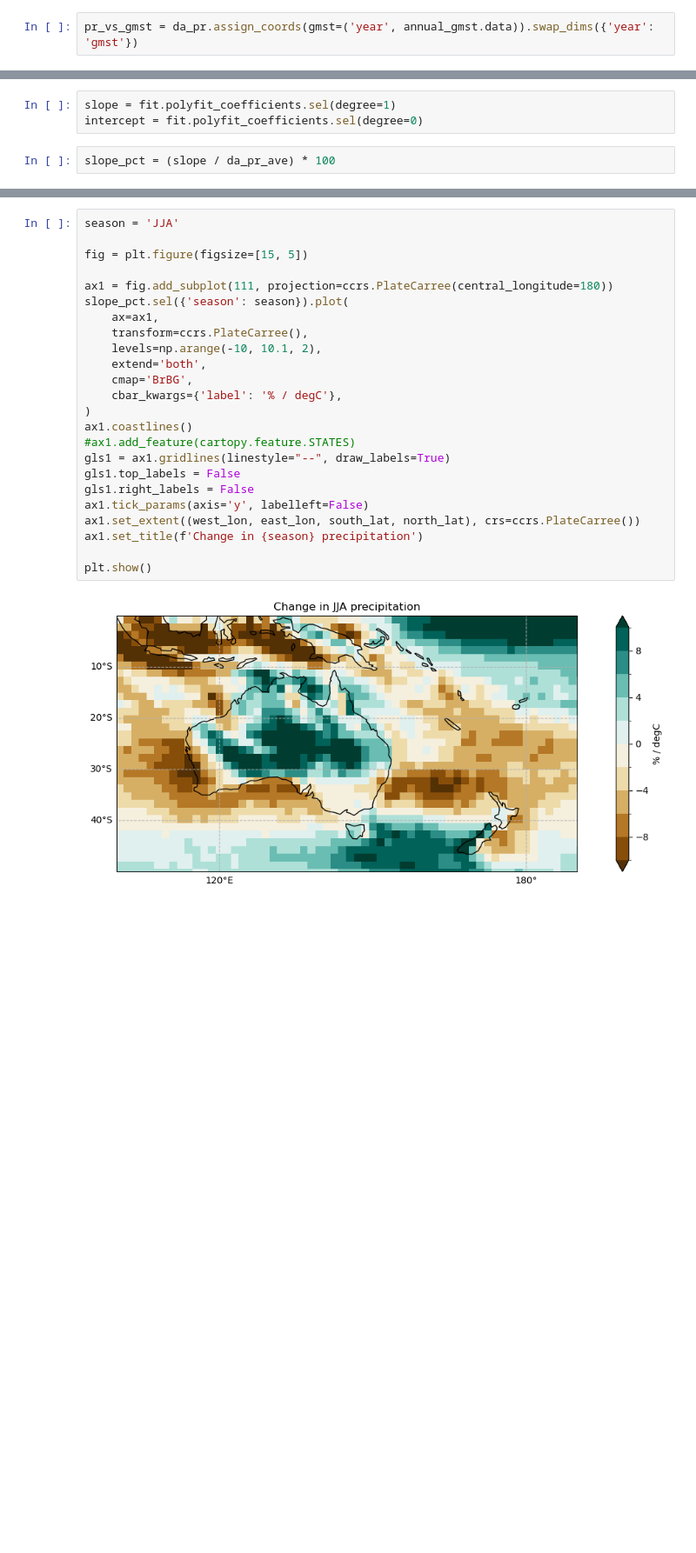
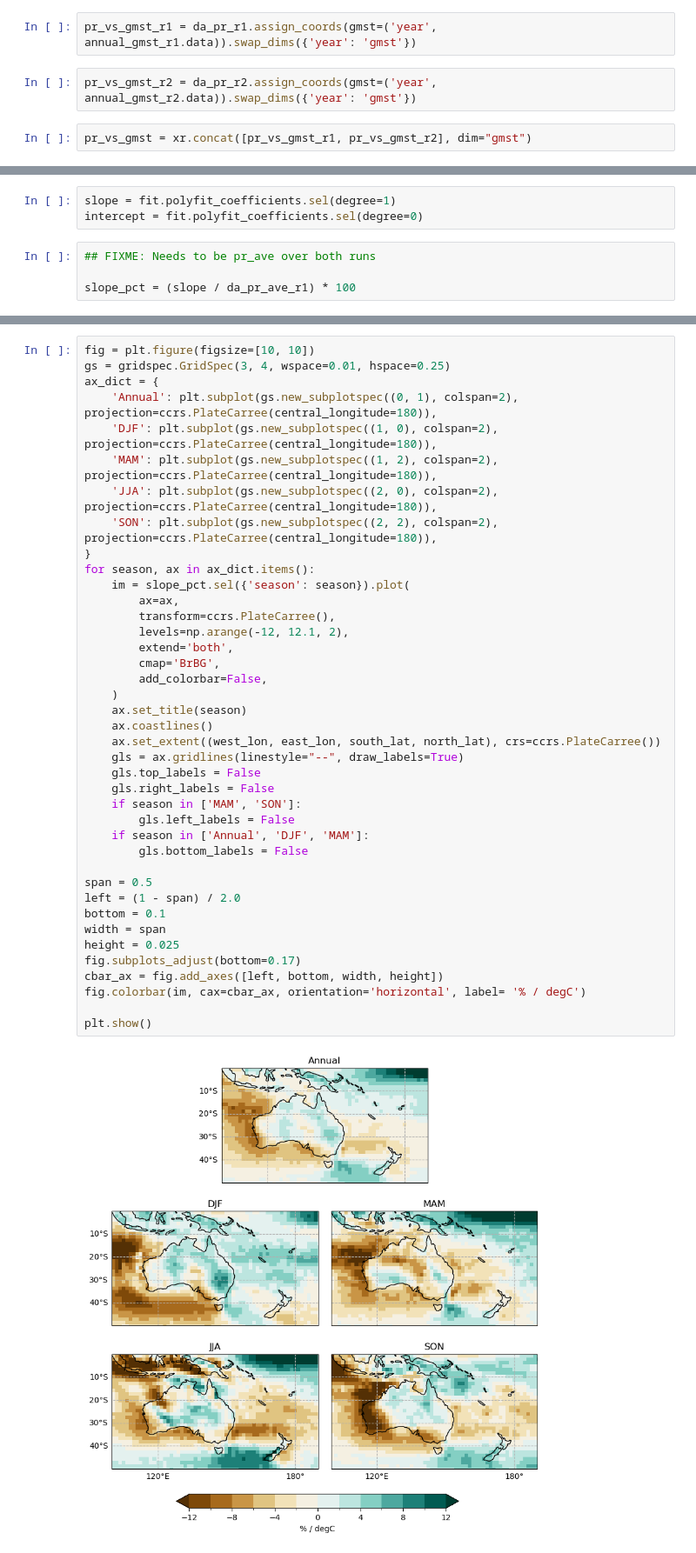
Before and after one commit to DamienIrving/cmip7-first-look, a Jupyter notebook: projections/projection_maps.ipynb, the cells around one changed output, grey strips where cells are left out. Shown at 87% size. Saved outputs shown, nothing was run; the diff lists cells and outputs as text; blank space fills up the shorter version.

Commit message:
Add season plots and multiple runs

```diff
--- a/projections/projection_maps.ipynb
+++ b/projections/projection_maps.ipynb
@@ -130,14 +161,20 @@ annual_gmst.plot()
 # %% [markdown]
 ## Linear regression - precipitation vs GMST
 # %%
-pr_vs_gmst = da_pr.assign_coords(gmst=('year', annual_gmst.data)).swap_dims({'year': 'gmst'})
+pr_vs_gmst_r1 = da_pr_r1.assign_coords(gmst=('year', annual_gmst_r1.data)).swap_dims({'year': 'gmst'})
+# %%
+pr_vs_gmst_r2 = da_pr_r2.assign_coords(gmst=('year', annual_gmst_r2.data)).swap_dims({'year': 'gmst'})
+# %%
+pr_vs_gmst = xr.concat([pr_vs_gmst_r1, pr_vs_gmst_r2], dim="gmst")
 # %%
 fit = pr_vs_gmst.polyfit(dim='gmst', deg=1)
 # %%
 slope = fit.polyfit_coefficients.sel(degree=1)
 intercept = fit.polyfit_coefficients.sel(degree=0)
 # %%
-slope_pct = (slope / da_pr_ave) * 100
+## FIXME: Needs to be pr_ave over both runs
+
+slope_pct = (slope / da_pr_ave_r1) * 100
 # %%
 fig = plt.figure(figsize=[15, 5])
 
@@ -165,26 +202,42 @@ plt.show()
 # %%
-season = 'JJA'
+fig = plt.figure(figsize=[10, 10])
+gs = gridspec.GridSpec(3, 4, wspace=0.01, hspace=0.25)
+ax_dict = {
+    'Annual': plt.subplot(gs.new_subplotspec((0, 1), colspan=2), projection=ccrs.PlateCarree(central_longitude=180)),
+    'DJF': plt.subplot(gs.new_subplotspec((1, 0), colspan=2), projection=ccrs.PlateCarree(central_longitude=180)),
+    'MAM': plt.subplot(gs.new_subplotspec((1, 2), colspan=2), projection=ccrs.PlateCarree(central_longitude=180)),
+    'JJA': plt.subplot(gs.new_subplotspec((2, 0), colspan=2), projection=ccrs.PlateCarree(central_longitude=180)),
+    'SON': plt.subplot(gs.new_subplotspec((2, 2), colspan=2), projection=ccrs.PlateCarree(central_longitude=180)),
+}
+for season, ax in ax_dict.items():
+    im = slope_pct.sel({'season': season}).plot(
+        ax=ax,
+        transform=ccrs.PlateCarree(),
+        levels=np.arange(-12, 12.1, 2),
+        extend='both',
+        cmap='BrBG',
+        add_colorbar=False,
+    )
+    ax.set_title(season)
+    ax.coastlines()
+    ax.set_extent((west_lon, east_lon, south_lat, north_lat), crs=ccrs.PlateCarree())
+    gls = ax.gridlines(linestyle="--", draw_labels=True)
+    gls.top_labels = False
+    gls.right_labels = False
+    if season in ['MAM', 'SON']:
+        gls.left_labels = False
+    if season in ['Annual', 'DJF', 'MAM']:
+        gls.bottom_labels = False
 
-fig = plt.figure(figsize=[15, 5])
-
-ax1 = fig.add_subplot(111, projection=ccrs.PlateCarree(central_longitude=180))
-slope_pct.sel({'season': season}).plot(
-    ax=ax1,
-    transform=ccrs.PlateCarree(),
-    levels=np.arange(-10, 10.1, 2),
-    extend='both',
-    cmap='BrBG',
-    cbar_kwargs={'label': '% / degC'},
-)
-ax1.coastlines()
-#ax1.add_feature(cartopy.feature.STATES)
-gls1 = ax1.gridlines(linestyle="--", draw_labels=True)
-gls1.top_labels = False
-gls1.right_labels = False
-ax1.tick_params(axis='y', labelleft=False)
-ax1.set_extent((west_lon, east_lon, south_lat, north_lat), crs=ccrs.PlateCarree())
-ax1.set_title(f'Change in {season} precipitation')
+span = 0.5
+left = (1 - span) / 2.0
+bottom = 0.1
+width = span
+height = 0.025
+fig.subplots_adjust(bottom=0.17)
+cbar_ax = fig.add_axes([left, bottom, width, height])
+fig.colorbar(im, cax=cbar_ax, orientation='horizontal', label= '% / degC')
 
 plt.show()
 # %% [output]
-[figure, old version]
+[figure, new version]
```
Also changed, not shown: parts of 15 cells of this notebook.
